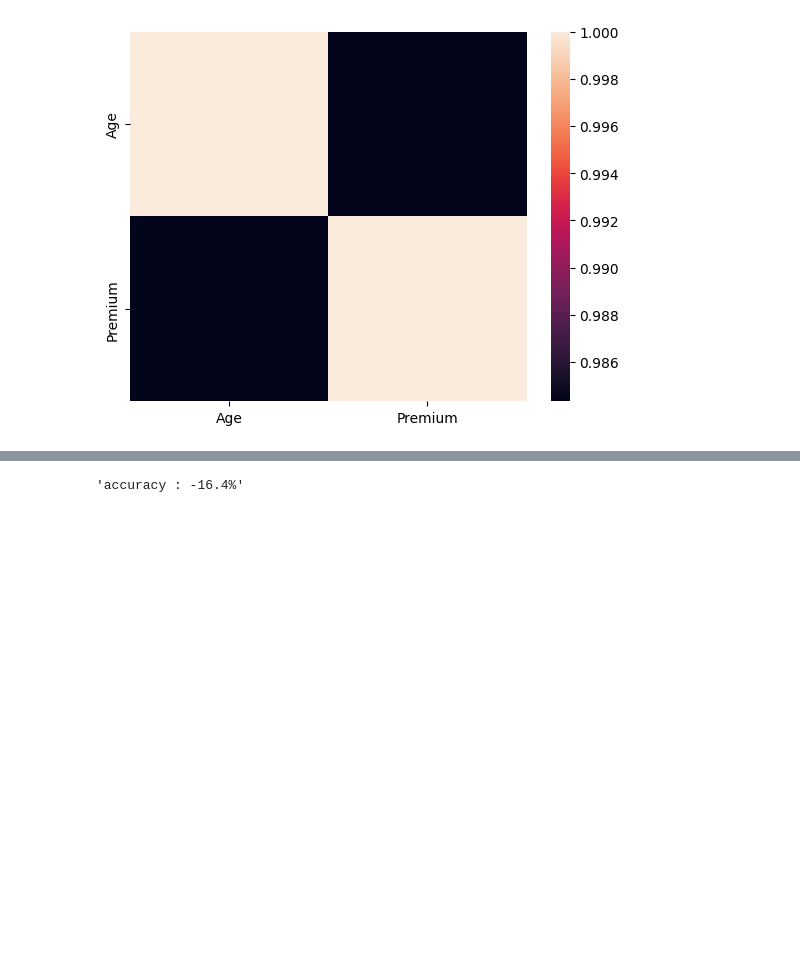
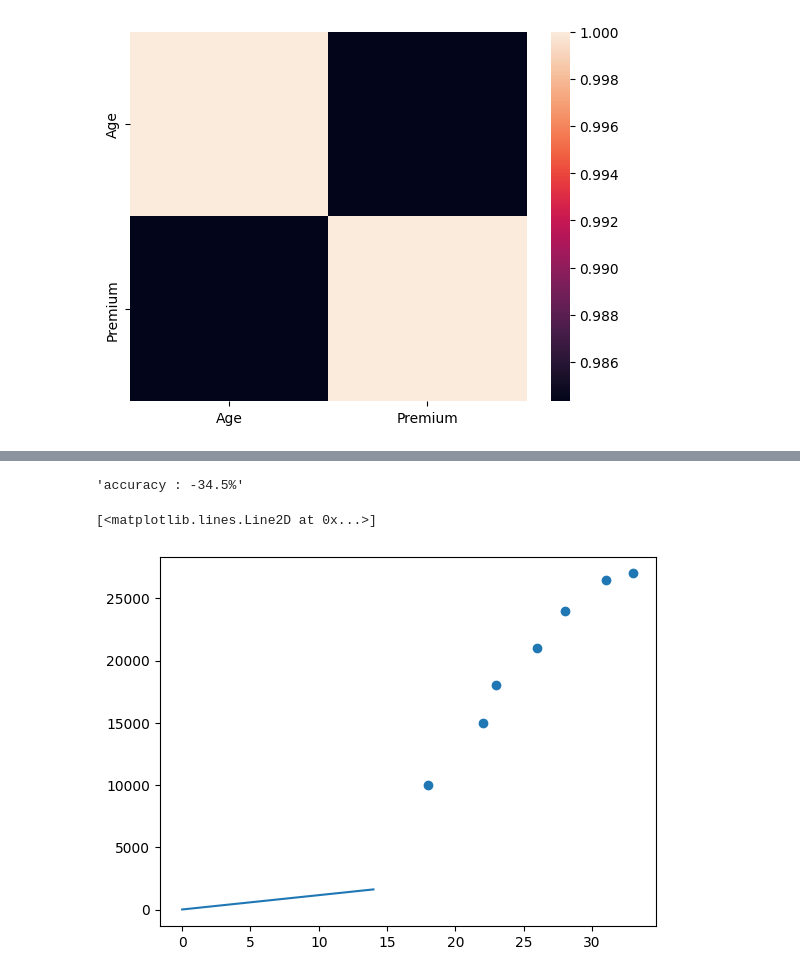
Before and after one commit to royhankamil/Machine-Learning-Project, a Jupyter notebook: Practice_linear_regression/Insurance-slr/scratch.ipynb, the cells around one changed output, grey strips where cells are left out. Saved outputs shown, nothing was run; the diff lists cells and outputs as text; code cells hidden in the pictures; blank space fills up the shorter version.

```diff
--- a/Practice_linear_regression/Insurance-slr/scratch.ipynb
+++ b/Practice_linear_regression/Insurance-slr/scratch.ipynb
@@ -102,7 +105,7 @@ X_train, X_test, y_train, y_test = Train_Test_Split(x, y, 0.4, 42)
 # %%
 linear_regression = LinearRegression()
 
-linear_regression.fit(X_train, y_train, learning_rate=0.0001, epoch=100)
+linear_regression.fit(X_train, y_train, learning_rate=0.0001, epoch=10)
 # %%
 X_train, linear_regression.predict(X_train),y_train
 # %% [output]
@@ -112,7 +115,14 @@ X_train, linear_regression.predict(X_train),y_train
  array([26500, 18000, 24000, 21000, 27000], dtype=int64))
 # %%
-score = linear_regression.scores(y_test, linear_regression.predict(X_test))
+score = linear_regression.scores(y_train, linear_regression.predict(X_train))
 
 "accuracy : " + str(score)[:5] + "%"
 # %% [output]
-'accuracy : -16.4%'
+'accuracy : -34.5%'
+# %%
+plt.scatter(x, y)
+x_graphics = np.array([i for i in range(15)])
+plt.plot(x_graphics, linear_regression.predict(x_graphics))
+# %% [output]
+[<matplotlib.lines.Line2D at 0x...>]
+[figure, added]
```
Also changed, not shown: parts of 2 cells of this notebook, 1 other file.
